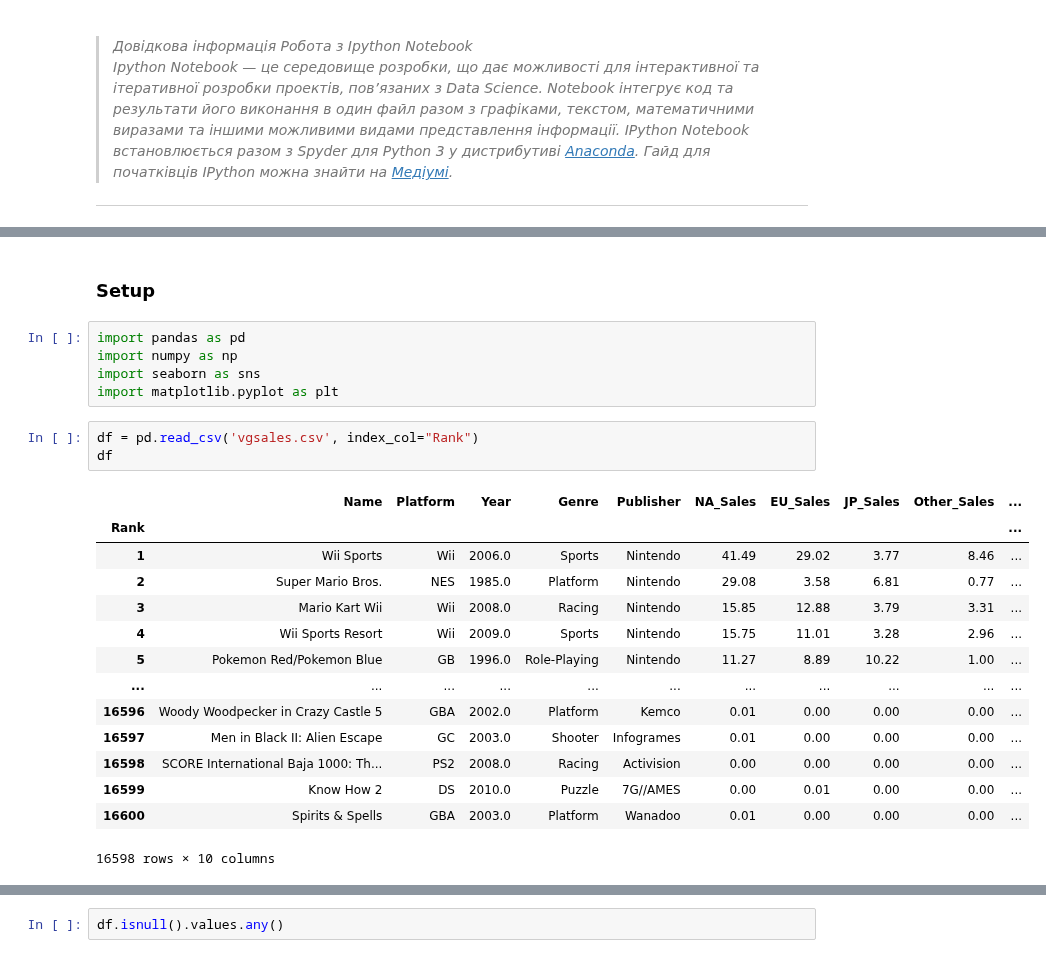
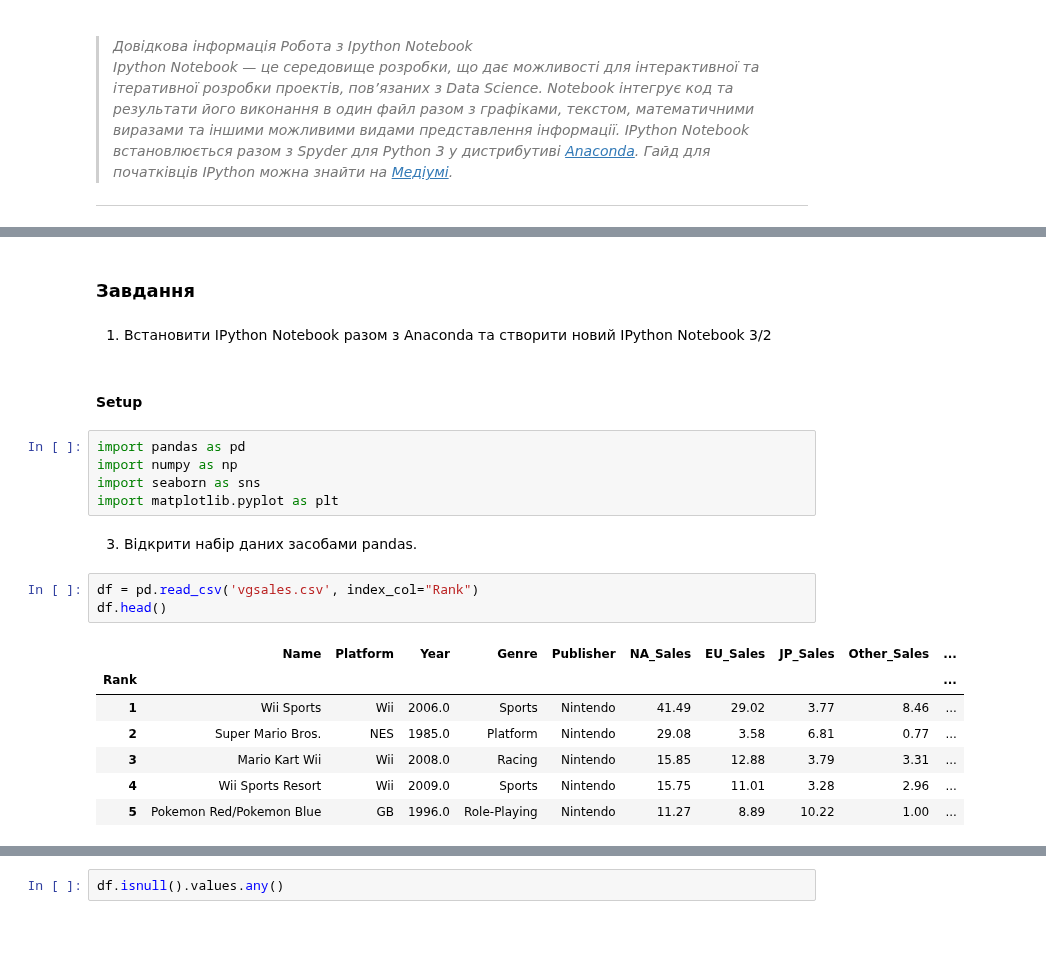
Before and after one commit to KlymentievMaksym/AD-labs, a Jupyter notebook: Coursework/Coursework.ipynb, the cells around one changed output, grey strips where cells are left out. Saved outputs shown, nothing was run; the diff lists cells and outputs as text; blank space fills up the shorter version.

```diff
--- a/Coursework/Coursework.ipynb
+++ b/Coursework/Coursework.ipynb
@@ -77,25 +34,24 @@ sns.heatmap(data)
+# %% [markdown]
+### Завдання
+# %% [markdown]
+1. Встановити IPython Notebook разом з Anaconda та створити новий IPython Notebook 3/2
 # %% [markdown]
-### Setup
+#### Setup
 # %%
 import pandas as pd
 import numpy as np
 import seaborn as sns
 import matplotlib.pyplot as plt
+# %% [markdown]
+3. Відкрити набір даних засобами pandas.
 # %%
 df = pd.read_csv('vgsales.csv', index_col="Rank")
-df
+df.head()
 # %% [output]
 |  | Name | Platform | Year | Genre | Publisher | NA_Sales | EU_Sales | JP_Sales | Other_Sales | ... |
 | Rank |  |  |  |  |  |  |  |  |  | ... |
 | 1 | Wii Sports | Wii | 2006.0 | Sports | Nintendo | 41.49 | 29.02 | 3.77 | 8.46 | ... |
 | 2 | Super Mario Bros. | NES | 1985.0 | Platform | Nintendo | 29.08 | 3.58 | 6.81 | 0.77 | ... |
 | 3 | Mario Kart Wii | Wii | 2008.0 | Racing | Nintendo | 15.85 | 12.88 | 3.79 | 3.31 | ... |
 | 4 | Wii Sports Resort | Wii | 2009.0 | Sports | Nintendo | 15.75 | 11.01 | 3.28 | 2.96 | ... |
 | 5 | Pokemon Red/Pokemon Blue | GB | 1996.0 | Role-Playing | Nintendo | 11.27 | 8.89 | 10.22 | 1.00 | ... |
-| ... | ... | ... | ... | ... | ... | ... | ... | ... | ... | ... |
-| 16596 | Woody Woodpecker in Crazy Castle 5 | GBA | 2002.0 | Platform | Kemco | 0.01 | 0.00 | 0.00 | 0.00 | ... |
-| 16597 | Men in Black II: Alien Escape | GC | 2003.0 | Shooter | Infogrames | 0.01 | 0.00 | 0.00 | 0.00 | ... |
-| 16598 | SCORE International Baja 1000: Th... | PS2 | 2008.0 | Racing | Activision | 0.00 | 0.00 | 0.00 | 0.00 | ... |
-| 16599 | Know How 2 | DS | 2010.0 | Puzzle | 7G//AMES | 0.00 | 0.01 | 0.00 | 0.00 | ... |
-| 16600 | Spirits & Spells | GBA | 2003.0 | Platform | Wanadoo | 0.01 | 0.00 | 0.00 | 0.00 | ... |
-16598 rows × 10 columns
```
Also changed, not shown: parts of 15 cells of this notebook.
